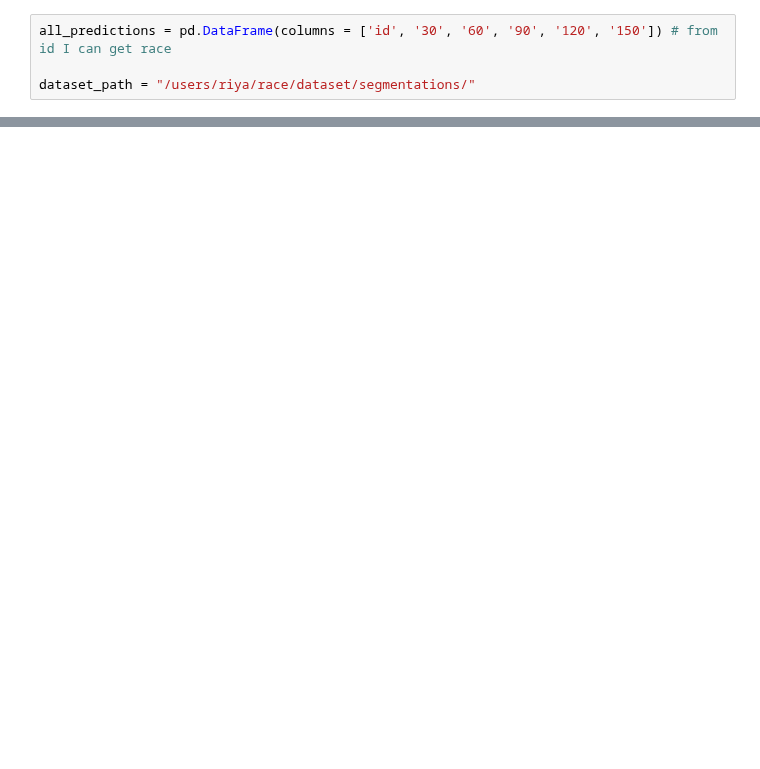
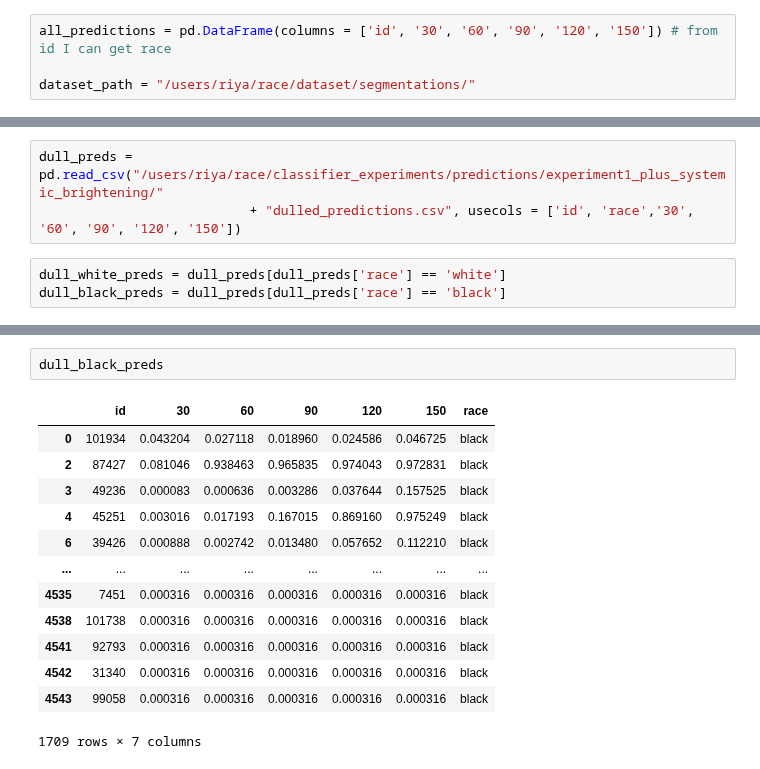
Before and after one commit to Centrattic/race, a Jupyter notebook: classifier_experiments/shadow_regions_experiment1_systemic_brightening.ipynb, the cells around one changed output, grey strips where cells are left out. Drawn from its saved outputs; the diff is of its cells as text; blank space fills up the shorter version.

```diff
--- a/classifier_experiments/shadow_regions_experiment1_systemic_brightening.ipynb
+++ b/classifier_experiments/shadow_regions_experiment1_systemic_brightening.ipynb
@@ -121,0 +166,6 @@ predict_on_images(dataset_path, all_predictions, '30', False, 'below', 'brighten
+# %%
+dull_preds = pd.read_csv("/users/riya/race/classifier_experiments/predictions/experiment1_plus_systemic_brightening/"
+                           + "dulled_predictions.csv", usecols = ['id', 'race','30', '60', '90', '120', '150'])
+# %%
+dull_white_preds = dull_preds[dull_preds['race'] == 'white']
+dull_black_preds = dull_preds[dull_preds['race'] == 'black']
@@ -121,0 +240,16 @@ predict_on_images(dataset_path, all_predictions, '30', False, 'below', 'brighten
+# %%
+dull_black_preds
+# %% [output]
+|  | id | 30 | 60 | 90 | 120 | 150 | race |
+| 0 | 101934 | 0.043204 | 0.027118 | 0.018960 | 0.024586 | 0.046725 | black |
+| 2 | 87427 | 0.081046 | 0.938463 | 0.965835 | 0.974043 | 0.972831 | black |
+| 3 | 49236 | 0.000083 | 0.000636 | 0.003286 | 0.037644 | 0.157525 | black |
+| 4 | 45251 | 0.003016 | 0.017193 | 0.167015 | 0.869160 | 0.975249 | black |
+| 6 | 39426 | 0.000888 | 0.002742 | 0.013480 | 0.057652 | 0.112210 | black |
+| ... | ... | ... | ... | ... | ... | ... | ... |
+| 4535 | 7451 | 0.000316 | 0.000316 | 0.000316 | 0.000316 | 0.000316 | black |
+| 4538 | 101738 | 0.000316 | 0.000316 | 0.000316 | 0.000316 | 0.000316 | black |
+| 4541 | 92793 | 0.000316 | 0.000316 | 0.000316 | 0.000316 | 0.000316 | black |
+| 4542 | 31340 | 0.000316 | 0.000316 | 0.000316 | 0.000316 | 0.000316 | black |
+| 4543 | 99058 | 0.000316 | 0.000316 | 0.000316 | 0.000316 | 0.000316 | black |
+1709 rows × 7 columns
```
Also changed, not shown: parts of 28 cells of this notebook, 1 other file.
